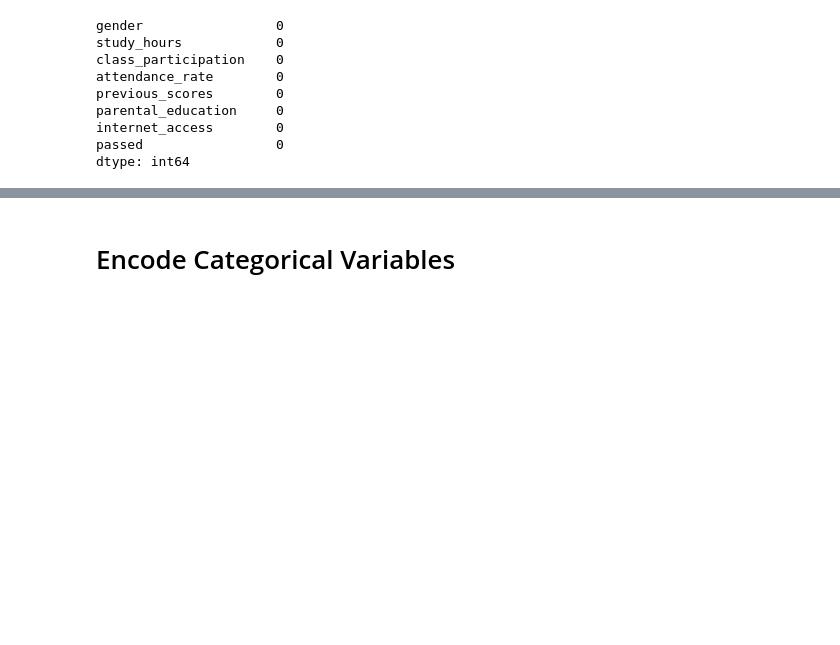
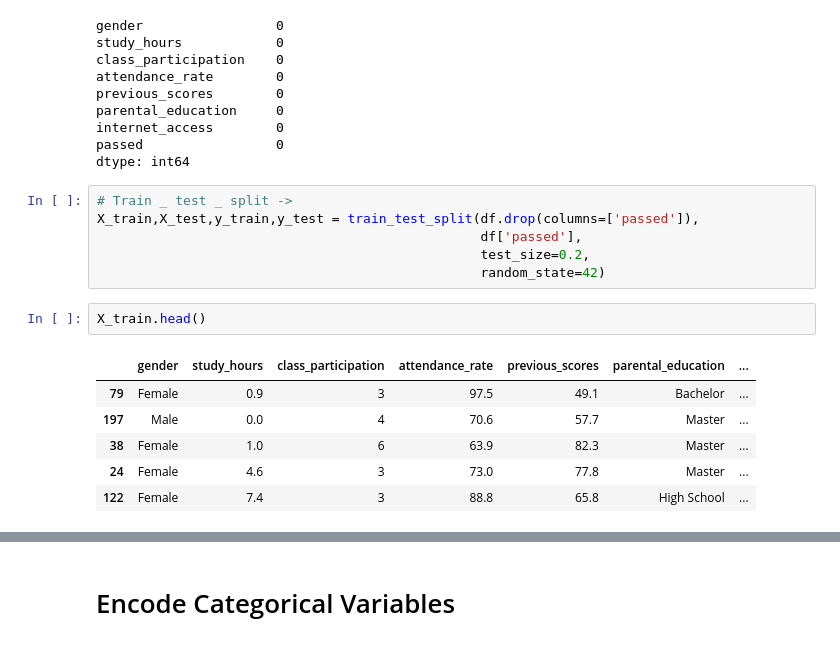
Before and after one commit to neuroCodexAI/Machine---Learning---Project, a Jupyter notebook: student_exam_performance.ipynb/student_pipeline.ipynb, the cells around one changed output, grey strips where cells are left out. Drawn from its saved outputs; the diff is of its cells as text; blank space fills up the shorter version.

```diff
--- a/student_exam_performance.ipynb/student_pipeline.ipynb
+++ b/student_exam_performance.ipynb/student_pipeline.ipynb
@@ -42,3 +42,18 @@ parental_education     0
 internet_access        0
 passed                 0
 dtype: int64
+# %%
+# Train _ test _ split ->
+X_train,X_test,y_train,y_test = train_test_split(df.drop(columns=['passed']),
+                                                 df['passed'],
+                                                 test_size=0.2,
+                                                 random_state=42)
+# %%
+X_train.head()
+# %% [output]
+|  | gender | study_hours | class_participation | attendance_rate | previous_scores | parental_education | ... |
+| 79 | Female | 0.9 | 3 | 97.5 | 49.1 | Bachelor | ... |
+| 197 | Male | 0.0 | 4 | 70.6 | 57.7 | Master | ... |
+| 38 | Female | 1.0 | 6 | 63.9 | 82.3 | Master | ... |
+| 24 | Female | 4.6 | 3 | 73.0 | 77.8 | Master | ... |
+| 122 | Female | 7.4 | 3 | 88.8 | 65.8 | High School | ... |
```
Also changed, not shown: parts of 7 cells of this notebook, 5 other files.
